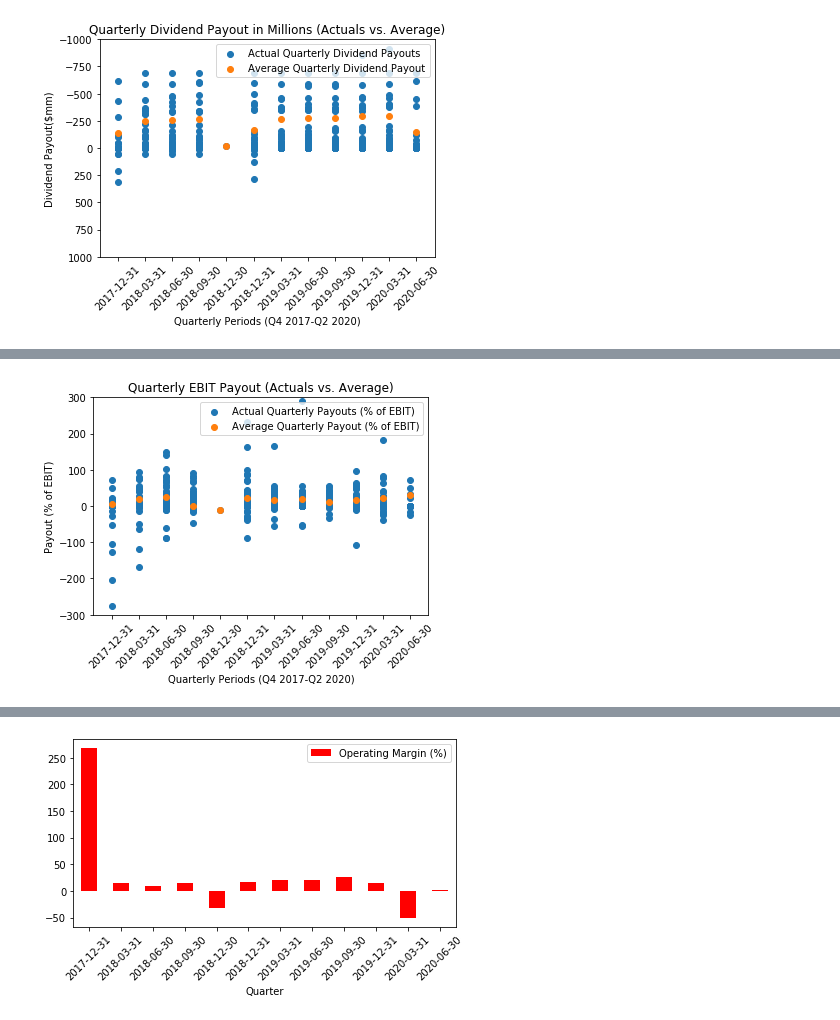
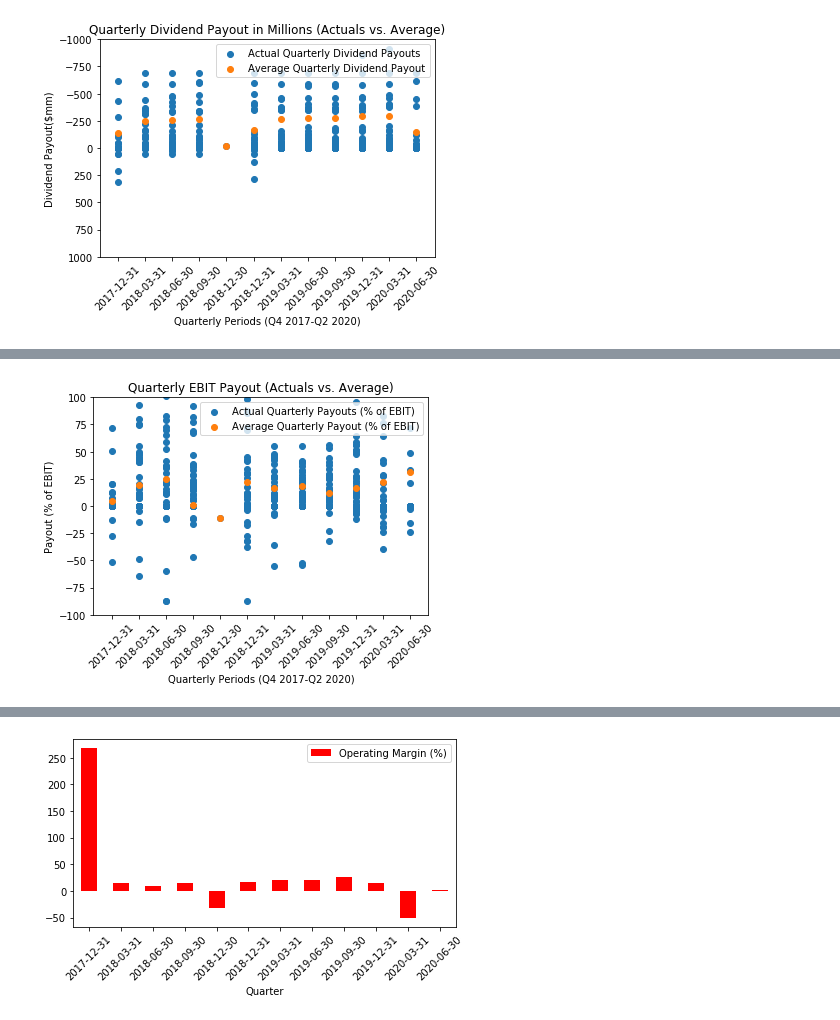
Before and after one commit to dsc55704973/project_one, a Jupyter notebook: developer/Daniel Carrillo's Work/visualizations_.ipynb, the cells around one changed output, grey strips where cells are left out. Drawn from its saved outputs; the diff is of its cells as text; code cells hidden in the pictures.

```diff
--- a/developer/Daniel Carrillo's Work/visualizations_.ipynb
+++ b/developer/Daniel Carrillo's Work/visualizations_.ipynb
@@ -144,26 +148,26 @@ plt.savefig("../visualizations/leverage_per_quarter.png")
 # %%
 # EBIT payout per quarter visualization
 x_values = df['Quarter']
 y_values = df['Payout (% of EBIT)']
 plt.scatter(x_values, y_values, label="Actual Quarterly Payouts (% of EBIT)")
 
 # average EBIT payout per quarter visualization
 x_values = quarterly_data['Quarter']
 y_values = quarterly_data['Average Quarterly EBIT']
 plt.scatter(x_values, y_values, label="Average Quarterly Payout (% of EBIT)")
 
 # formatting
 plt.xlabel("Quarterly Periods (Q4 2017-Q2 2020)")
 plt.ylabel("Payout (% of EBIT)")
 plt.title("Quarterly EBIT Payout (Actuals vs. Average)")
 plt.legend(loc='upper right')
 plt.xticks(rotation=45)
-plt.ylim(-300,300)
+plt.ylim(-100,100)
 
 # save output
 plt.savefig("../visualizations/EBIT_payout_per_quarter.png")
 # %% [output]
-[figure, old version]
+[figure, new version]
 # %%
 # average dividend payout over time visualization
 average_quarterly_dividend_payout=pd.DataFrame(quarterly_dict['Average Quarterly Dividend Payout'])
```
Also changed, not shown: parts of 4 cells of this notebook, 5 other files.
